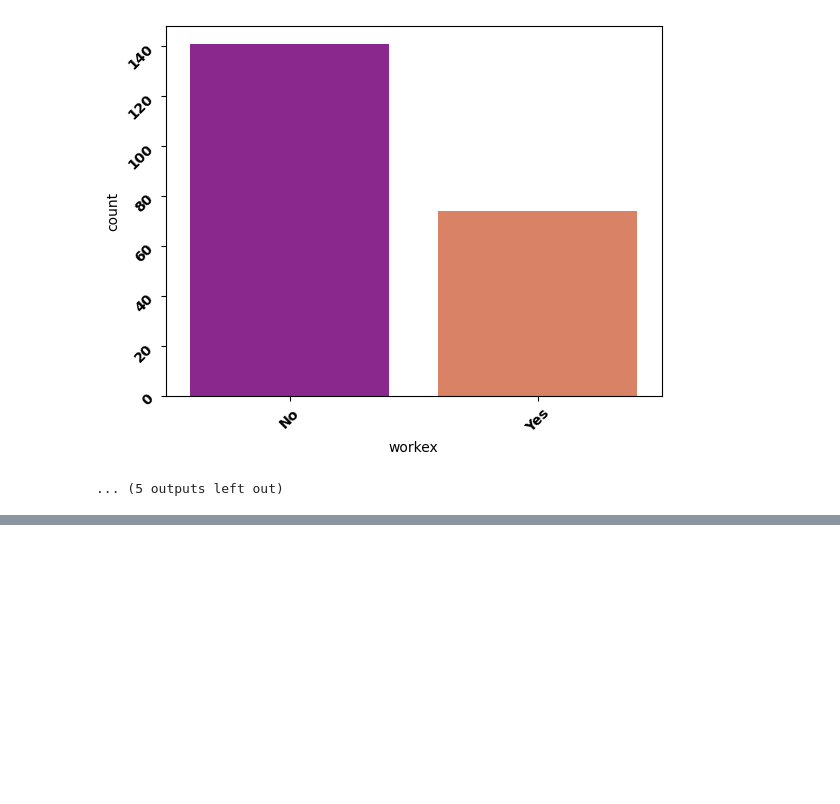
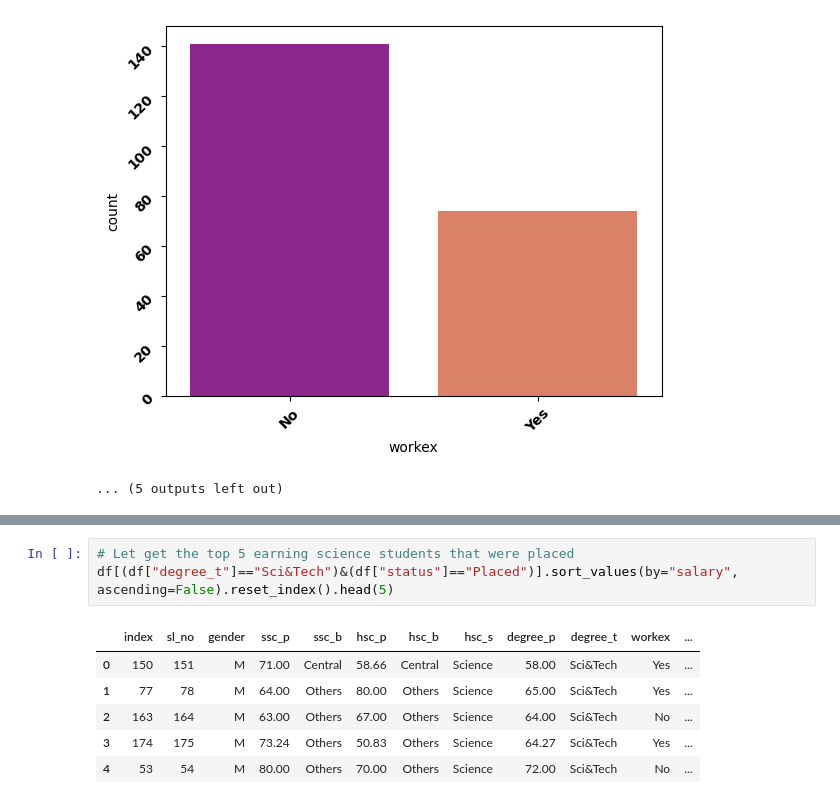
Before and after one commit to lawalsegun2025/campus_placement_predictor, a Jupyter notebook: job_placement_predictor.ipynb, the cells around one changed output, grey strips where cells are left out. Drawn from its saved outputs; the diff is of its cells as text; blank space fills up the shorter version.

Commit message:
top_5_science

```diff
--- a/job_placement_predictor.ipynb
+++ b/job_placement_predictor.ipynb
@@ -236,0 +249,10 @@ value_count("gender")
+# %%
+# Let get the top 5 earning science students that were placed
+df[(df["degree_t"]=="Sci&Tech")&(df["status"]=="Placed")].sort_values(by="salary", ascending=False).reset_index().head(5)
+# %% [output]
+|  | index | sl_no | gender | ssc_p | ssc_b | hsc_p | hsc_b | hsc_s | degree_p | degree_t | workex | ... |
+| 0 | 150 | 151 | M | 71.00 | Central | 58.66 | Central | Science | 58.00 | Sci&Tech | Yes | ... |
+| 1 | 77 | 78 | M | 64.00 | Others | 80.00 | Others | Science | 65.00 | Sci&Tech | Yes | ... |
+| 2 | 163 | 164 | M | 63.00 | Others | 67.00 | Others | Science | 64.00 | Sci&Tech | No | ... |
+| 3 | 174 | 175 | M | 73.24 | Others | 50.83 | Others | Science | 64.27 | Sci&Tech | Yes | ... |
+| 4 | 53 | 54 | M | 80.00 | Others | 70.00 | Others | Science | 72.00 | Sci&Tech | No | ... |
```
Also changed, not shown: parts of 1 cell of this notebook.
